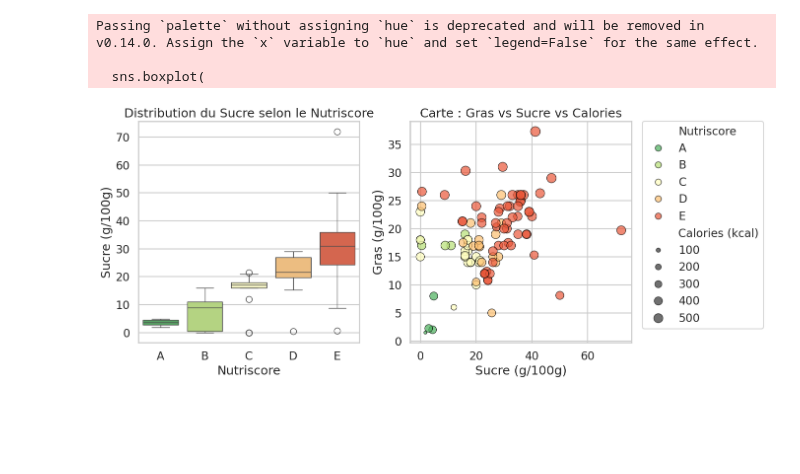
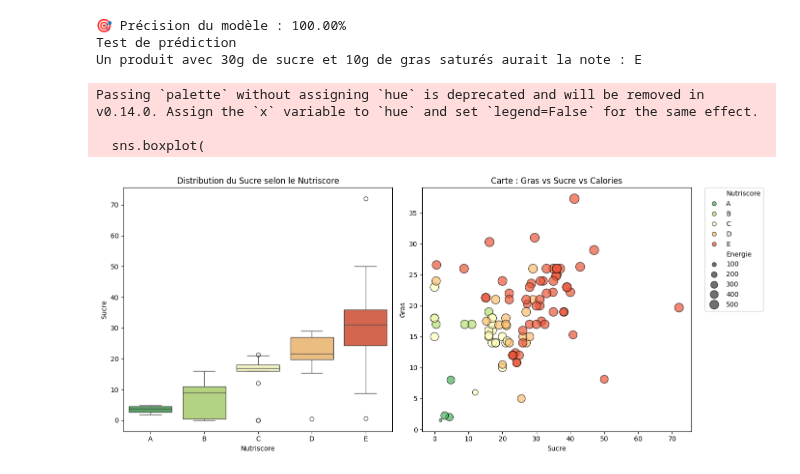
Before and after one commit to Mc3li3/ENSAE-Python-pour-la-data-science, a Jupyter notebook: src/main.ipynb, the cells around one changed output. Drawn from its saved outputs; the diff is of its cells as text; code cells hidden in the pictures; blank space fills up the shorter version.

```diff
--- a/src/main.ipynb
+++ b/src/main.ipynb
@@ -1,13 +1,7 @@
 # %%
-import sys
-# Installation  des dépendances
-!{sys.executable} -m pip install -q -r "../requirements.txt"
-
+from food_analyzer import fetch_products, clean_data, NutriModel
 import pandas as pd
 import requests
 import seaborn as sns
 import matplotlib.pyplot as plt
 import numpy as np
-
-# Configuration du style des graphiques
-sns.set_theme(style="whitegrid", context="talk")
@@ -143,0 +8,11 @@ display(df.head())
+# %%
+print("🚀 Démarrage de l'analyse...")
+
+# 1. Récupération (Module downloader)
+raw_data = fetch_products("biscuits", page_size=100)
+print(f"📦 Produits bruts : {len(raw_data)}")
+
+# 2. Nettoyage (Module cleaner)
+df = clean_data(raw_data)
+print(f"✨ Produits nettoyés et valides : {len(df)}")
+display(df.head())
@@ -144,38 +30,60 @@ display(df.head())
+# %%
+model = NutriModel()
+accuracy = model.train(df)
+
+print(f"🎯 Précision du modèle : {accuracy:.2%}")
+
+print("Test de prédiction")
+test_produit = {
+    'Energie': 450,
+    'Sucre': 30,
+    'Gras': 20,
+    'Saturés': 10,
+    'Sel': 0.5,
+    'Fibres': 2,
+    'Protéines': 6
+}
+note = model.predict(test_produit)
+print(f"Un produit avec 30g de sucre et 10g de gras saturés aurait la note : {note}")
+# %% [output]
+🎯 Précision du modèle : 100.00%
+Test de prédiction
+Un produit avec 30g de sucre et 10g de gras saturés aurait la note : E
 # %%
 # Visualisation et Analyse
 
 plt.figure(figsize=(14, 6))
 
 # Boxplot
 plt.subplot(1, 2, 1)
 sns.boxplot(
     data=df,
     x='Nutriscore',
-    y='Sucre (g/100g)',
+    y='Sucre',
     palette="RdYlGn_r"
 )
 plt.title("Distribution du Sucre selon le Nutriscore")
 
 # Analyse multivariée : Relation Gras / Sucre / Calories
 plt.subplot(1, 2, 2)
 sns.scatterplot(
     data=df,
-    x="Sucre (g/100g)",
-    y="Gras (g/100g)",
+    x="Sucre",
+    y="Gras",
     hue="Nutriscore",     # La couleur dépend du score
-    size="Calories (kcal)",# La taille du point dépend des calories
+    size="Energie",# La taille du point dépend des calories
     sizes=(20, 200),      # Echelle de taille
     palette="RdYlGn_r",
     alpha=0.7,            # Transparence pour voir les points superposés
     edgecolor="black"
 )
 plt.title("Carte : Gras vs Sucre vs Calories")
 plt.legend(bbox_to_anchor=(1.05, 1), loc=2, borderaxespad=0.)
 
 plt.tight_layout() # Ajuste automatiquement les marges
 plt.show()
 # %% [output]
 Passing `palette` without assigning `hue` is deprecated and will be removed in v0.14.0. Assign the `x` variable to `hue` and set `legend=False` for the same effect.
 
   sns.boxplot(
-[figure, old version]
+[figure, new version]
```
Also changed, not shown: parts of 5 cells of this notebook, 5 other files.
